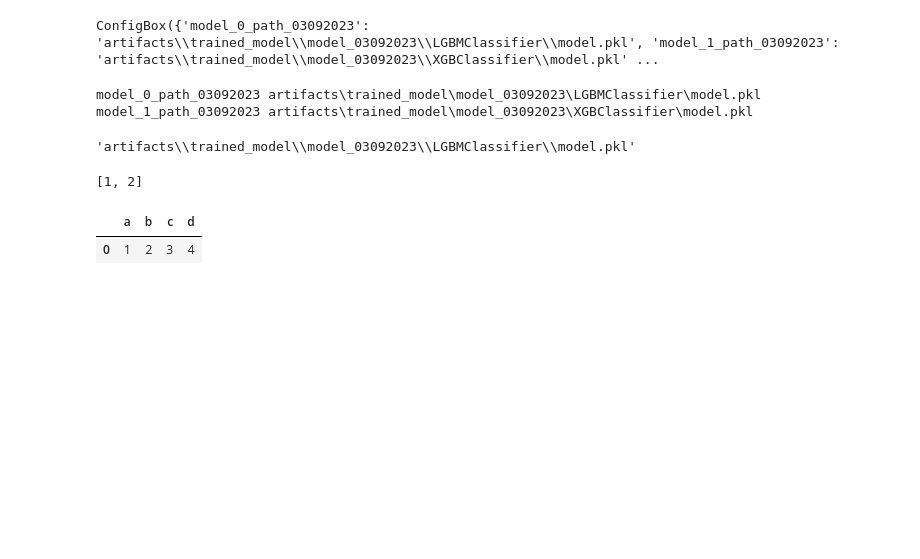
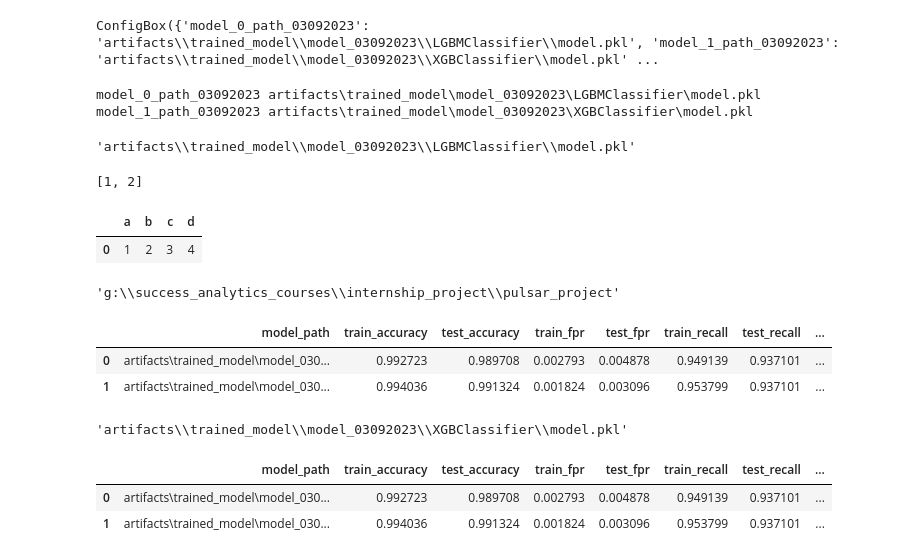
Before and after one commit to sumit-1492/pulsar_project, a Jupyter notebook: research/trials.ipynb, the cells around one changed output. Cells and saved outputs as stored; diff of their text form; code cells hidden in the pictures; blank space fills up the shorter version.

Commit message:
Model pusher completed

```diff
--- a/research/trials.ipynb
+++ b/research/trials.ipynb
@@ -606,3 +606,27 @@ pd.DataFrame([a],columns= ["a",'b','c','d'])
 # %% [output]
 |  | a | b | c | d |
 | 0 | 1 | 2 | 3 | 4 |
+# %%
+from pulsarclassification.constants import *
+
+ROOT_DIR
+# %% [output]
+'g:\\success_analytics_courses\\internship_project\\pulsar_project'
+# %%
+res = pd.read_csv("artifacts\\evaluated_model_status\\evaluated_model_result.csv")
+res
+# %% [output]
+|  | model_path | train_accuracy | test_accuracy | train_fpr | test_fpr | train_recall | test_recall | ... |
+| 0 | artifacts\trained_model\model_030... | 0.992723 | 0.989708 | 0.002793 | 0.004878 | 0.949139 | 0.937101 | ... |
+| 1 | artifacts\trained_model\model_030... | 0.994036 | 0.991324 | 0.001824 | 0.003096 | 0.953799 | 0.937101 | ... |
+# %%
+res[res['test_accuracy'] == res['test_accuracy'].max()]['model_path'].values[0]
+# %% [output]
+'artifacts\\trained_model\\model_03092023\\XGBClassifier\\model.pkl'
+# %%
+res1 = res[res['model_evaluation_status']==1]
+res1
+# %% [output]
+|  | model_path | train_accuracy | test_accuracy | train_fpr | test_fpr | train_recall | test_recall | ... |
+| 0 | artifacts\trained_model\model_030... | 0.992723 | 0.989708 | 0.002793 | 0.004878 | 0.949139 | 0.937101 | ... |
+| 1 | artifacts\trained_model\model_030... | 0.994036 | 0.991324 | 0.001824 | 0.003096 | 0.953799 | 0.937101 | ... |
```
Also changed, not shown: 9 other files.
